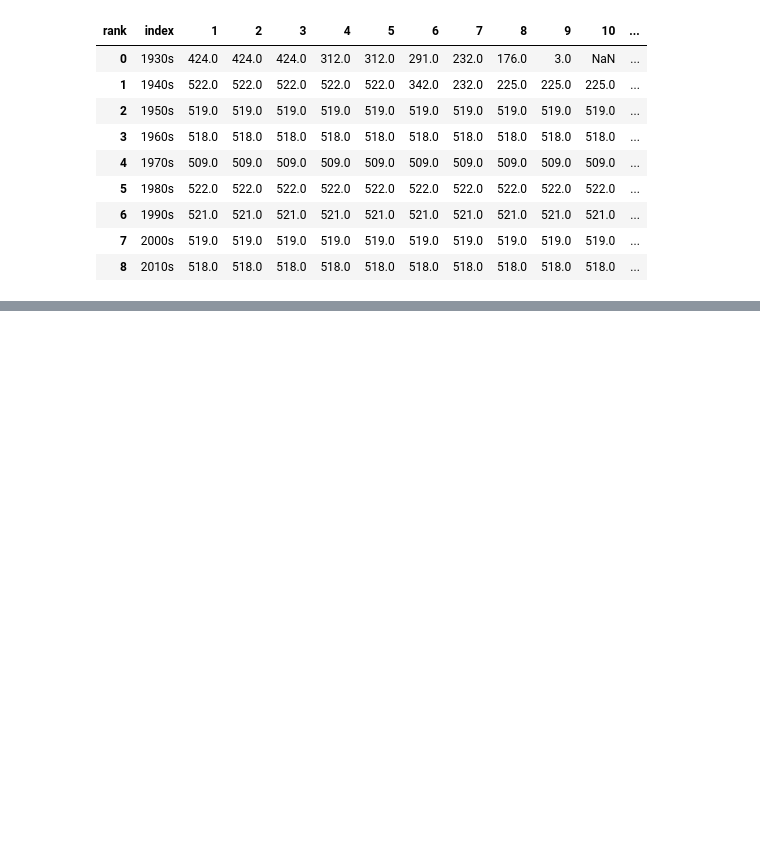
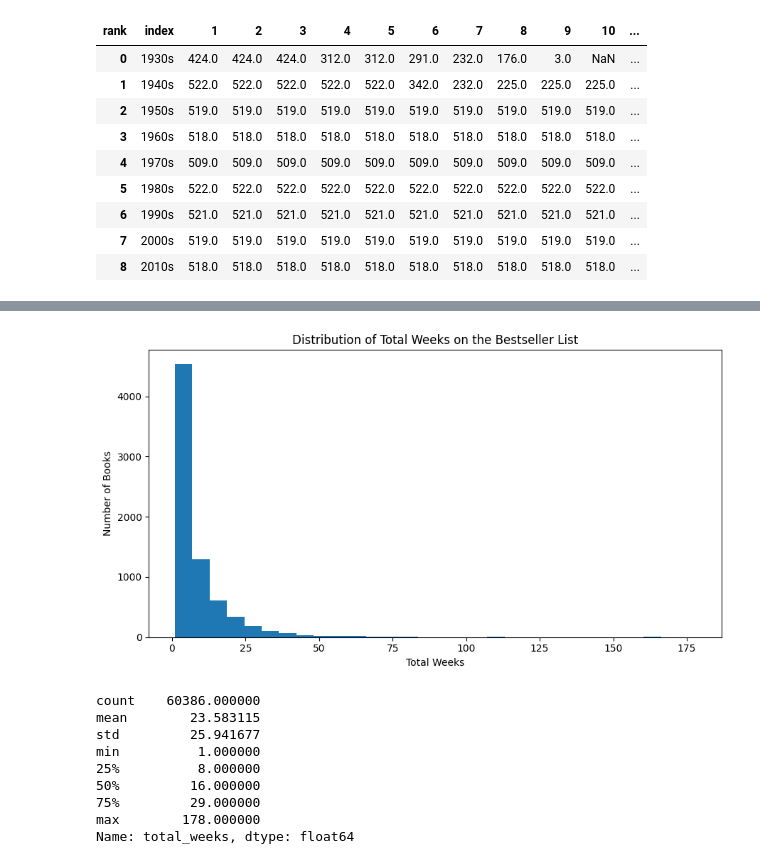
Before and after one commit to ada-xo-xo/dsrp, a Jupyter notebook: DSRP_2026_Adanna_Oji.ipynb, the cells around one changed output, grey strips where cells are left out. Drawn from its saved outputs; the diff is of its cells as text; code cells hidden in the pictures; blank space fills up the shorter version.

```diff
--- a/DSRP_2026_Adanna_Oji.ipynb
+++ b/DSRP_2026_Adanna_Oji.ipynb
@@ -361,0 +325,20 @@ NameError: name 'books_complete' is not defined
+# %%
+plt.figure(figsize=(9, 5))
+plt.hist(df2["total_weeks"], bins=30)
+plt.title("Distribution of Total Weeks on the Bestseller List")
+plt.xlabel("Total Weeks")
+plt.ylabel("Number of Books")
+plt.tight_layout()
+plt.show()
+print(df["total_weeks"].describe())
+# %% [output]
+[figure, added]
+count    60386.000000
+mean        23.583115
+std         25.941677
+min          1.000000
+25%          8.000000
+50%         16.000000
+75%         29.000000
+max        178.000000
+Name: total_weeks, dtype: float64
```
Also changed, not shown: parts of 11 cells of this notebook.
